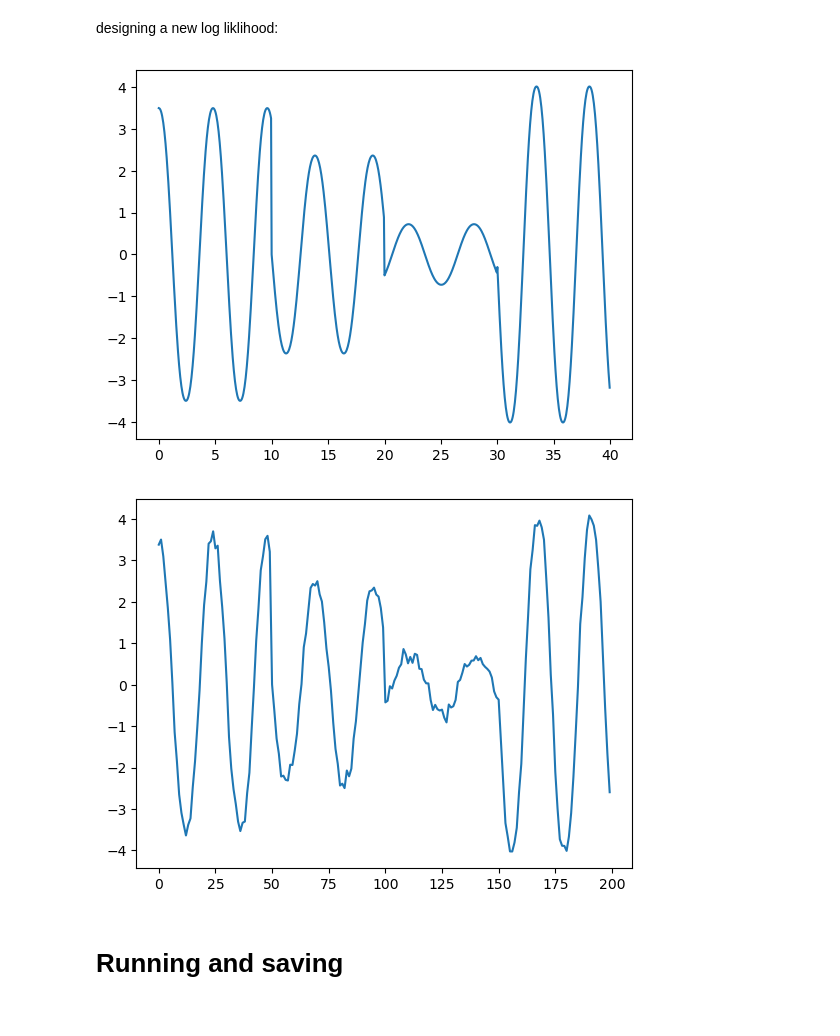
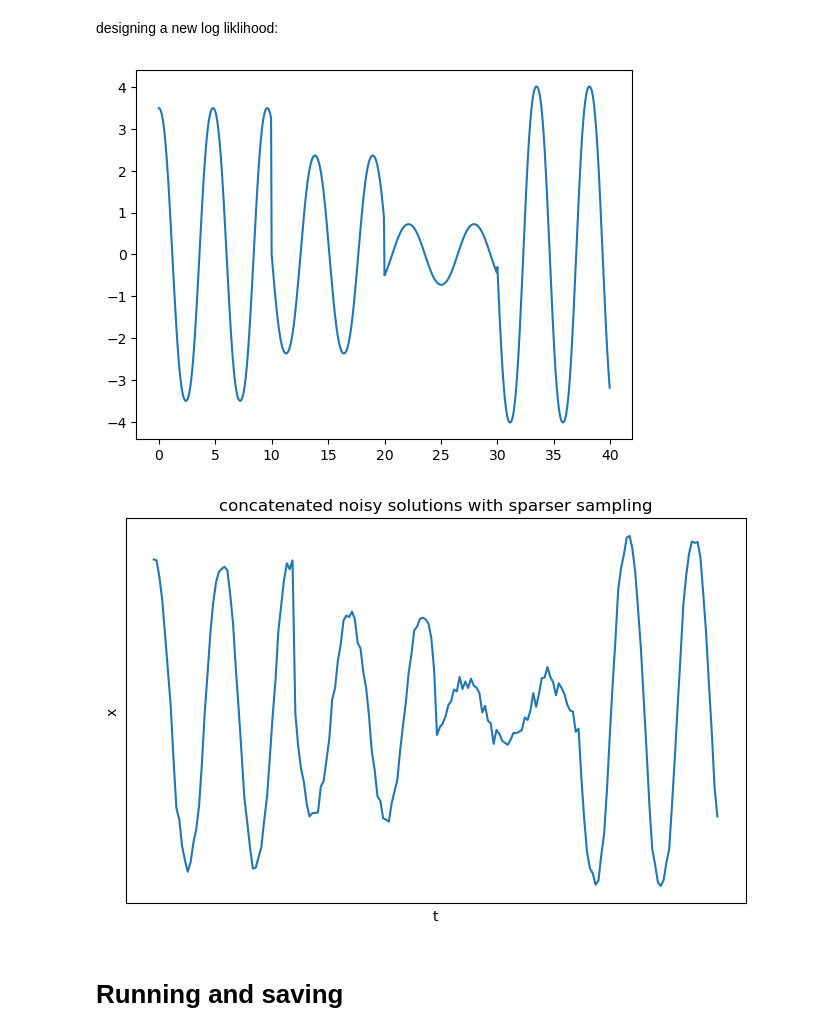
Before and after one commit to valentine-alia/BPE, a Jupyter notebook: concatenating_experiment/concatenating_stuff.ipynb, the cells around one changed output. Saved outputs shown, nothing was run; the diff lists cells and outputs as text; code cells hidden in the pictures.

```diff
--- a/concatenating_experiment/concatenating_stuff.ipynb
+++ b/concatenating_experiment/concatenating_stuff.ipynb
@@ -84,27 +84,33 @@ def log_likelihood(theta):
 # %%
 a = 0.3
 b = 2.0
 sols = []
 sigma = 0.1
 for initial_condition in initial_conditions:
     sols.append(odeint(diffyqs, initial_condition, t, args=(a,b))[:,1])
 
 sigma = 0.12
 big_t = np.arange(0,4*tf,dt )#np.concatenate([t for i in range(4)])
 big_sol = np.concatenate(sols)
 sliced_sol = big_sol[0::4]
 noisy_sliced_sol = sliced_sol + sigma * np.random.randn(len(sliced_sol))
 
 import matplotlib.pyplot as plt
 plt.plot(big_t,big_sol)
 
 plt.show()
 
+plt.figure(figsize=(8,5))
 plt.plot(noisy_sliced_sol)
+plt.title("concatenated noisy solutions with sparser sampling")
+plt.xticks([])
+plt.yticks([])
+plt.ylabel('x')
+plt.xlabel('t')
 plt.show()
 # %% [output]
 [figure]
-[figure, old version]
+[figure, new version]
 # %% [markdown]
 # Running and saving
 # %%
```
Also changed, not shown: parts of 18 cells of this notebook, 6 other files.
